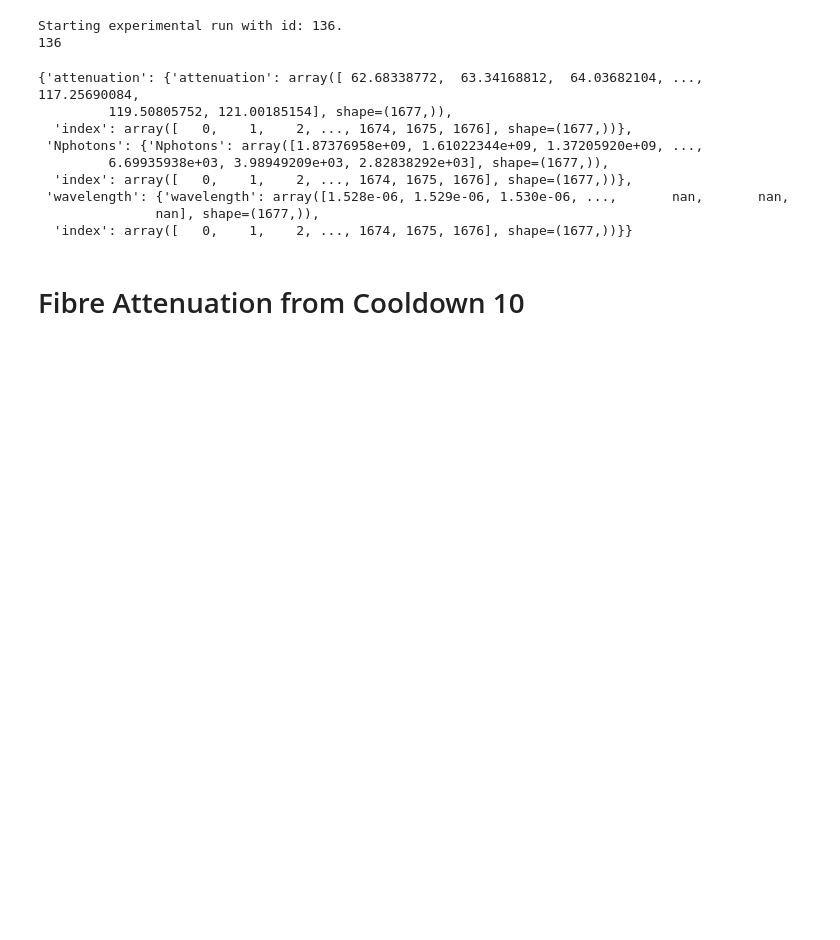
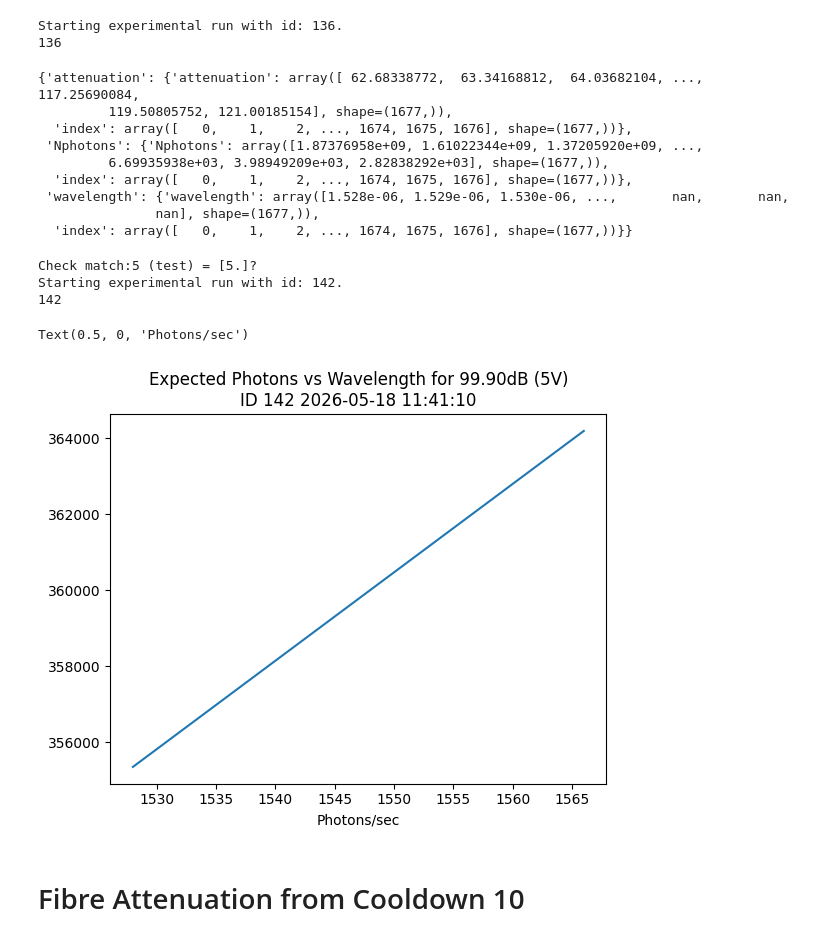
Before and after one commit to QNLSydney/snspd, a Jupyter notebook: SNSPD2/SNSPD11_Photon_Number_Calculation.ipynb, the cells around one changed output. Cells and saved outputs as stored; diff of their text form; code cells hidden in the pictures; blank space fills up the shorter version.

```diff
--- a/SNSPD2/SNSPD11_Photon_Number_Calculation.ipynb
+++ b/SNSPD2/SNSPD11_Photon_Number_Calculation.ipynb
@@ -251,6 +254,33 @@ data
  'wavelength': {'wavelength': array([1.528e-06, 1.529e-06, 1.530e-06, ...,       nan,       nan,
                nan], shape=(1677,)),
   'index': array([   0,    1,    2, ..., 1674, 1675, 1676], shape=(1677,))}}
+# %%
+IDta = params.total_att_ID
+data = load_by_id(IDta).get_parameter_data()
+v_attenuator = data['v_attenuator']['v_attenuator']
+idx, _ = params.match(5, v_attenuator)
+ta_5_5_v = data['total_attenuation']['total_attenuation'][idx]
+
+l = [float(val) for val in params.laser_wav_range.values()]
+laser_wav_range = np.arange(l[0], l[1]+l[2], l[2])
+Nphotons = params.photon_number(power90=power_90_avg, total_attenuation=ta_5_5_v, wavelength=laser_wav_range)
+# %% [output]
+Check match:5 (test) = [5.]?
+Starting experimental run with id: 142.
+142
+# %%
+ID = 142
+data = load_by_id(ID).get_parameter_data()
+attenuation = data['attenuation']['attenuation']
+Nphotons = data['Nphotons']['Nphotons']
+wavelength = data['wavelength']['wavelength']
+plt.plot(wavelength*1e9, Nphotons)
+plt.title(params.make_title(ID=ID, title=f'Expected Photons vs Wavelength for {attenuation[0]:.2f}dB (5V)'))
+plt.xlabel('Wavelength (nm)')
+plt.xlabel('Photons/sec')
+# %% [output]
+Text(0.5, 0, 'Photons/sec')
+[figure, added]
 # %% [markdown]
 # Fibre Attenuation from Cooldown 10
 # %%
```
Also changed, not shown: parts of 2 cells of this notebook, 2 other files.
